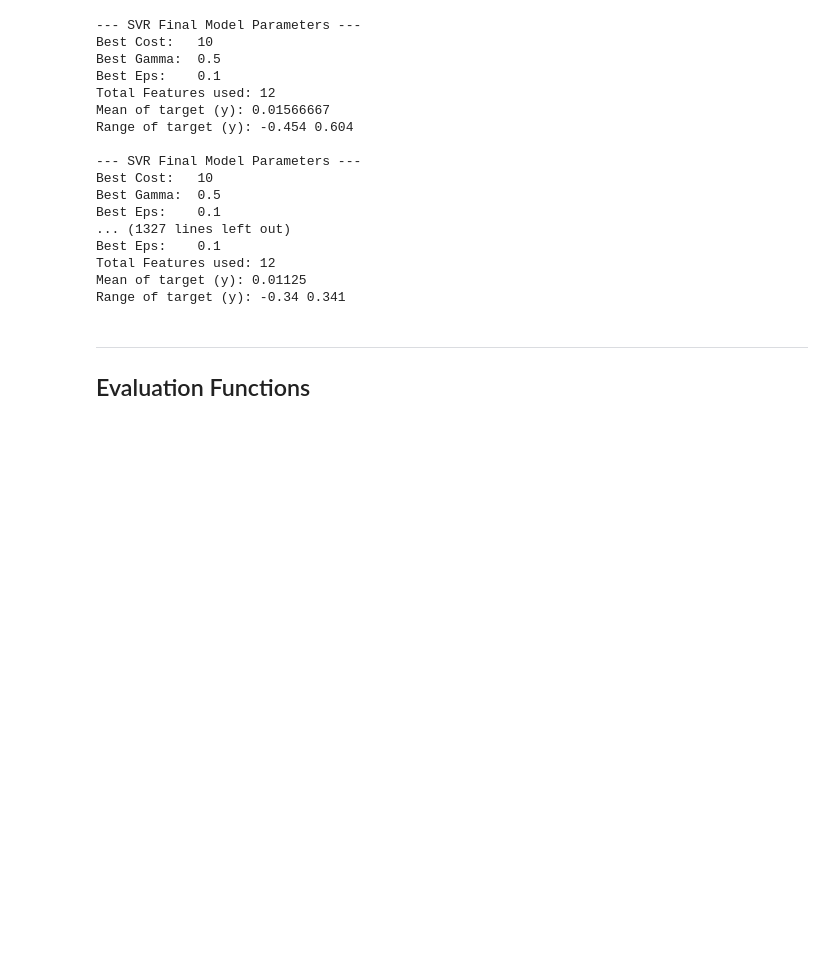
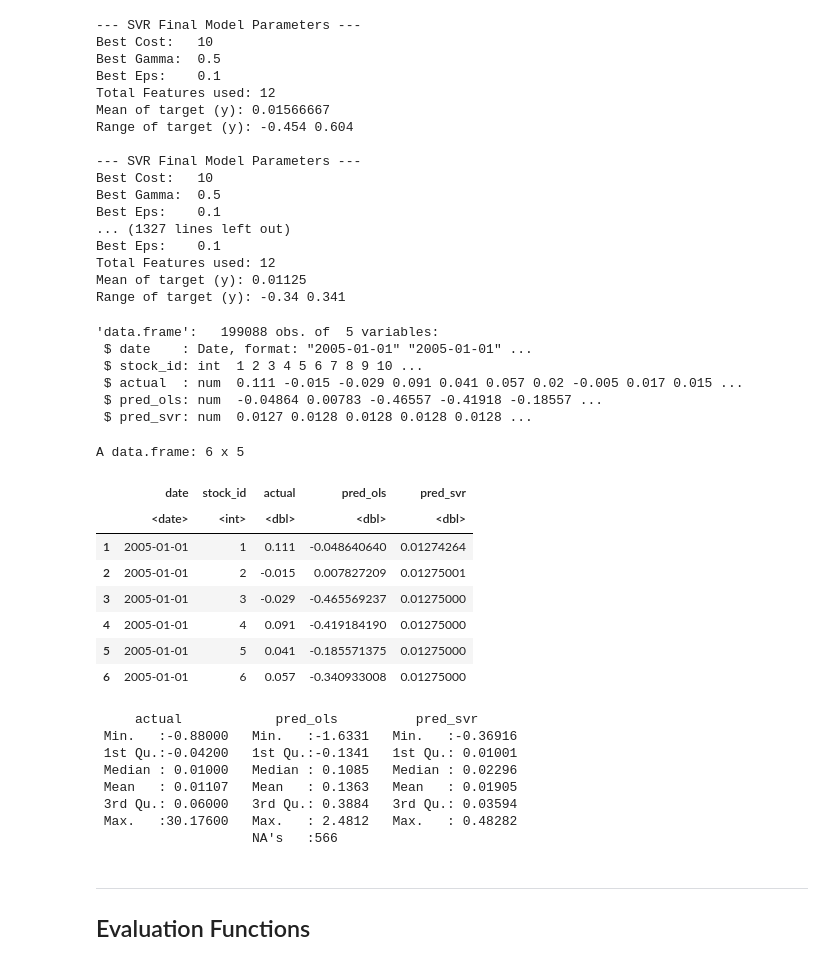
Before and after one commit to hugh-jiang/afm423, a Jupyter notebook: svr_ff5_and_hurst.ipynb, the cells around one changed output. Saved outputs shown, nothing was run; the diff lists cells and outputs as text; code cells hidden in the pictures; blank space fills up the shorter version.

Commit message:
add stock id to results

```diff
--- a/svr_ff5_and_hurst.ipynb
+++ b/svr_ff5_and_hurst.ipynb
@@ -329,10 +344,11 @@ for (i in 1:length(test_dates)) {
   }
 
   results_list[[i]] <- data.frame(
-    date = current_date,
-    actual = test_data$R1M_Usd,
-    pred_ols = as.numeric(pred_ols),
-    pred_svr = as.numeric(pred_svr)
+      date     = current_date,
+      stock_id = test_data$stock_id,
+      actual   = test_data$R1M_Usd,
+      pred_ols = as.numeric(pred_ols),
+      pred_svr = as.numeric(pred_svr)
   )
 }
 
@@ -355,6 +371,43 @@ Best Eps:    0.1
 Total Features used: 12
 Mean of target (y): 0.01125
 Range of target (y): -0.34 0.341
+# %%
+# Check the column names and data types
+str(predictions_df)
+
+# See the first few rows
+head(predictions_df)
+
+# # Check how many observations you have per date
+# table(predictions_df$date)
+
+# Summary statistics for actuals vs predictions
+predictions_subset <- predictions_df[, c("actual", "pred_ols", "pred_svr")]
+summary(predictions_subset)
+# %% [output]
+'data.frame':   199088 obs. of  5 variables:
+ $ date    : Date, format: "2005-01-01" "2005-01-01" ...
+ $ stock_id: int  1 2 3 4 5 6 7 8 9 10 ...
+ $ actual  : num  0.111 -0.015 -0.029 0.091 0.041 0.057 0.02 -0.005 0.017 0.015 ...
+ $ pred_ols: num  -0.04864 0.00783 -0.46557 -0.41918 -0.18557 ...
+ $ pred_svr: num  0.0127 0.0128 0.0128 0.0128 0.0128 ...
+A data.frame: 6 x 5
+|  | date | stock_id | actual | pred_ols | pred_svr |
+|  | <date> | <int> | <dbl> | <dbl> | <dbl> |
+| 1 | 2005-01-01 | 1 | 0.111 | -0.048640640 | 0.01274264 |
+| 2 | 2005-01-01 | 2 | -0.015 | 0.007827209 | 0.01275001 |
+| 3 | 2005-01-01 | 3 | -0.029 | -0.465569237 | 0.01275000 |
+| 4 | 2005-01-01 | 4 | 0.091 | -0.419184190 | 0.01275000 |
+| 5 | 2005-01-01 | 5 | 0.041 | -0.185571375 | 0.01275000 |
+| 6 | 2005-01-01 | 6 | 0.057 | -0.340933008 | 0.01275000 |
+     actual            pred_ols          pred_svr
+ Min.   :-0.88000   Min.   :-1.6331   Min.   :-0.36916
+ 1st Qu.:-0.04200   1st Qu.:-0.1341   1st Qu.: 0.01001
+ Median : 0.01000   Median : 0.1085   Median : 0.02296
+ Mean   : 0.01107   Mean   : 0.1363   Mean   : 0.01905
+ 3rd Qu.: 0.06000   3rd Qu.: 0.3884   3rd Qu.: 0.03594
+ Max.   :30.17600   Max.   : 2.4812   Max.   : 0.48282
+                    NA's   :566
 # %% [markdown]
 ---
 
```
Also changed, not shown: parts of 1 cell of this notebook, 1 other file.
